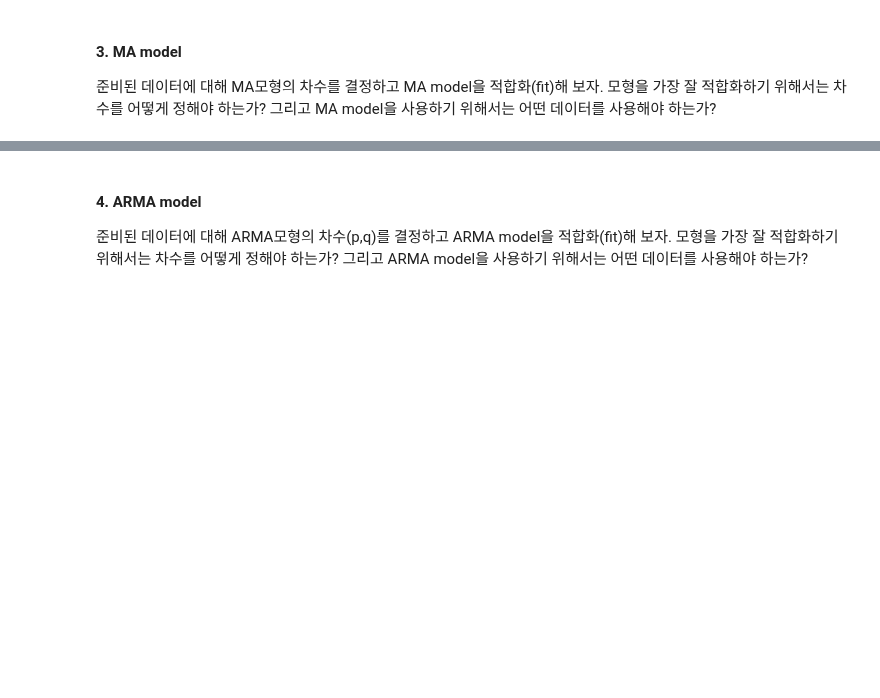
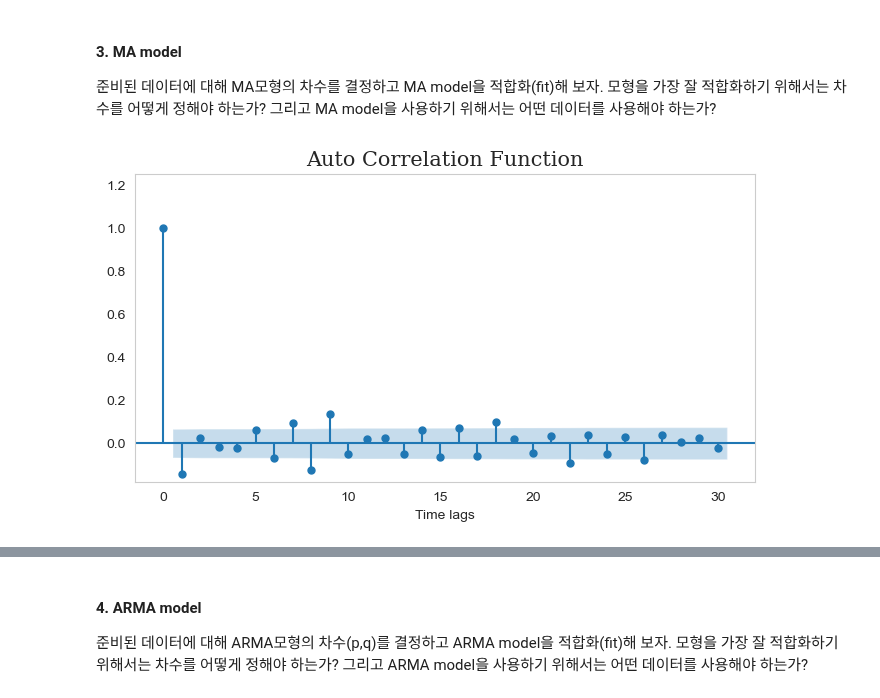
Before and after one commit to Tommylee1013/QUANTIFI, a Jupyter notebook: Week 05/Homework 5 example.ipynb, the cells around one changed output, grey strips where cells are left out. Saved outputs shown, nothing was run; the diff lists cells and outputs as text; code cells hidden in the pictures; blank space fills up the shorter version.

```diff
--- a/Week 05/Homework 5 example.ipynb
+++ b/Week 05/Homework 5 example.ipynb
@@ -52,9 +106,12 @@ plt.show()
 # %%
 fig, ax = plt.subplots(figsize=(8, 4))
 plot_acf(ret, auto_ylims = True, lags = 30, title = 'ACF of Tesla return' , ax = ax)
+plt.grid(False)
 plt.xlabel('Time lags', fontsize = 10)
 plt.title('Auto Correlation Function', fontsize = 15, fontfamily = 'Serif')
 plt.show()
+# %% [output]
+[figure, added]
 # %%
 model = sm.tsa.ARIMA(ret, order = (0,0,1), trend = 'c').fit(method = 'innovations_mle')
 print(model.summary())
```
Also changed, not shown: parts of 17 cells of this notebook.
